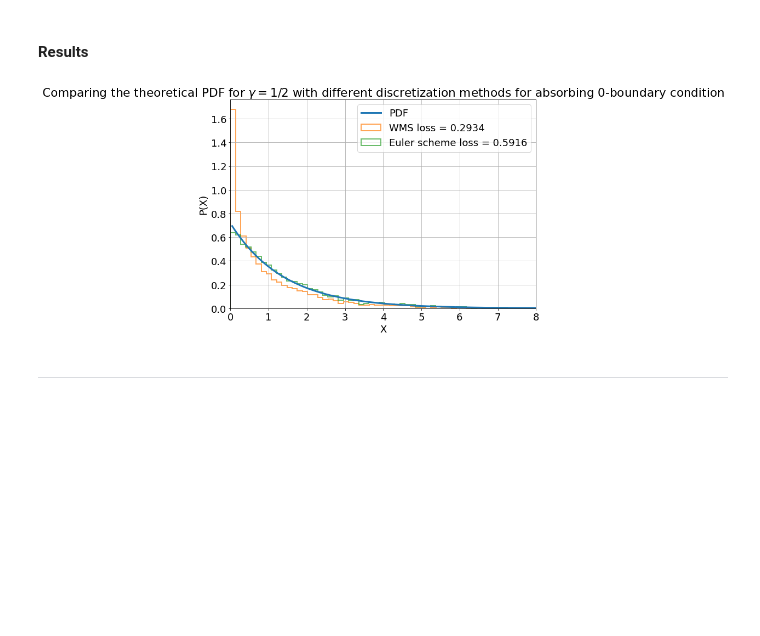
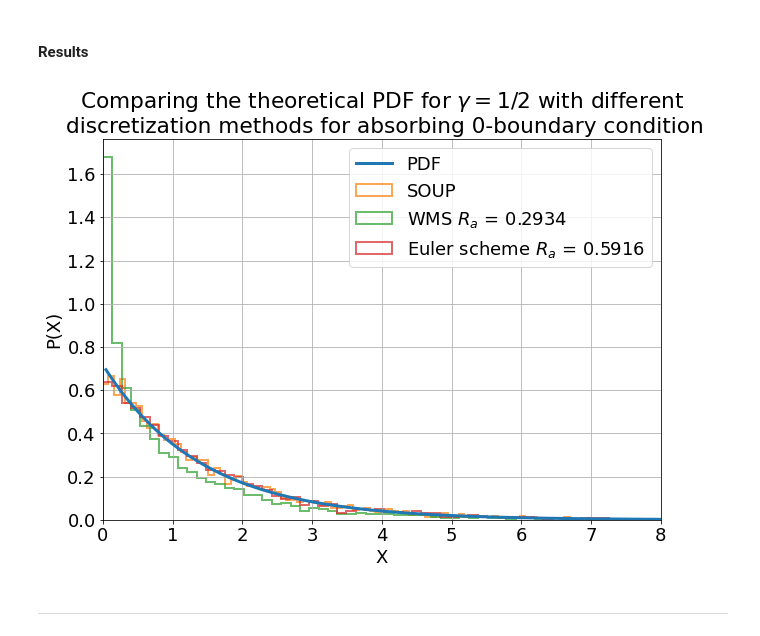
Before and after one commit to baskayj/Boundary-behavior-in-stochastic-differential-equations-used-in-Finance, a Jupyter notebook: CIR_Boundary_Project.ipynb, the cells around one changed output. Cells and saved outputs as stored; diff of their text form; code cells hidden in the pictures; blank space fills up the shorter version.

```diff
--- a/CIR_Boundary_Project.ipynb
+++ b/CIR_Boundary_Project.ipynb
@@ -424,6 +424,9 @@ from scipy.special import erf
 def G(x): #CDF of SOUP
   return 0.205206 -0.5 * erf(0.381437 -0.889375*np.sqrt(x))
 
+def G_sticky(x): #CDF of Sticky SOUP
+  return 1. - 1.21829*erf(0.381437 - 0.889375*np.sqrt(x)) - 1.21829*erf(0.381437 + 0.889375*np.sqrt(x))
+
 from scipy.special import erfinv
 def Ginv(x): #Inverse of CDF
   return (1.26424*(erfinv(0.410412 -2*x)-0.381437)**2)
@@ -1678,3 +1633,15 @@ The experiment finished in 4 minutes and 40.480273962020874 seconds.
+# %%
+#SOUP_Sticky
+xrange = np.linspace(0,8,100000)
+yrange = G_sticky(xrange)
+
+y_random = np.random.uniform(size=mc_rep)
+X_SOUP = []
+for i in range(len(y_random)):
+  for j in range(len(yrange)):
+    if not y_random[i] > yrange[j]:
+      X_SOUP.append(((xrange[j]-xrange[j-1])/(yrange[j]-yrange[j-1]))*(y_random[i]-yrange[j-1]) + xrange[j-1])
+      break
 # %%
 model = 'CIR_'
 name = 'WMS_Sticky'
@@ -1786,22 +1754,22 @@ for i in range(len(X_Euler[0])):
 # %%
 plt.figure(figsize=(10,7))
 
 xrange = np.linspace(0.045,8,1000)
 plt.plot(xrange,g_sticky(xrange), lw = 3)
 
-#n,bins,patches = plt.hist((X_SOUP[0],bins = 100, density = True, histtype='step', lw = 2, alpha = 0.7)
+n,bins,patches = plt.hist(X_SOUP,bins = 100, density = True, histtype='step', lw = 2, alpha = 0.7)
 n,bins,patches = plt.hist(X_WMS_red,bins = 100, density = True, histtype='step', lw = 2, alpha = 0.7)
 n,bins,patches = plt.hist(X_Euler_red,bins = 100, density = True, histtype='step', lw = 2, alpha = 0.7)
 
 plt.xlim((0,8))
 
 plt.title("Comparing the theoretical PDF for $\gamma = 1/2$ with different \n discretization methods for absorbing 0-boundary condition")
-plt.legend(("PDF",f"WMS loss = {1-len(X_WMS_red)/len(X_WMS[0])}",f"Euler scheme loss = {1-len(X_Euler_red)/len(X_Euler[0])}"))
+plt.legend(("PDF","SOUP",f"WMS $R_a$ = {1-len(X_WMS_red)/len(X_WMS[0])}",f"Euler scheme $R_a$ = {1-len(X_Euler_red)/len(X_Euler[0])}"))
 plt.xlabel("X")
 plt.ylabel("P(X)")
 plt.grid()
 # %% [output]
-[figure, old version]
+[figure, new version]
 # %% [markdown]
 ---
 # %% [markdown]
```
Also changed, not shown: parts of 30 cells of this notebook.
